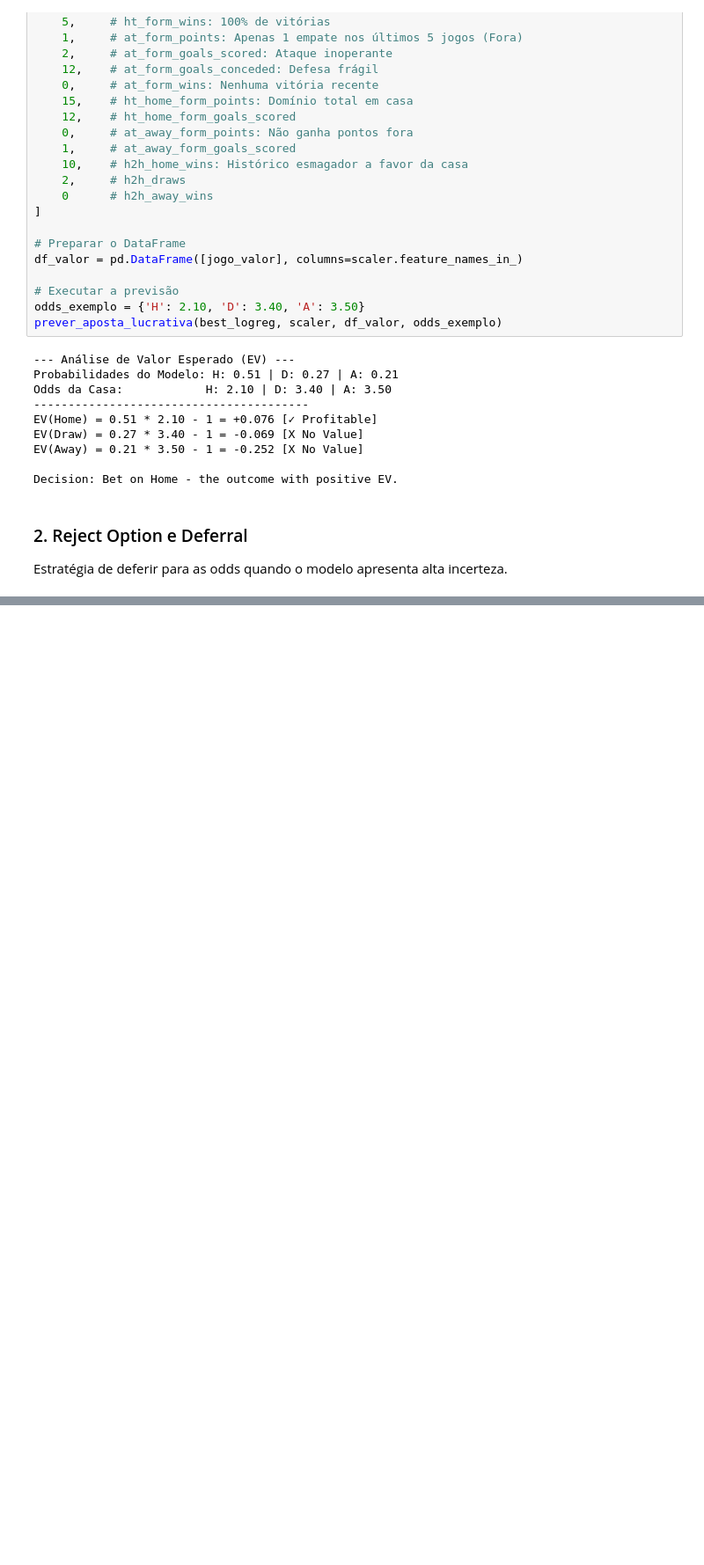
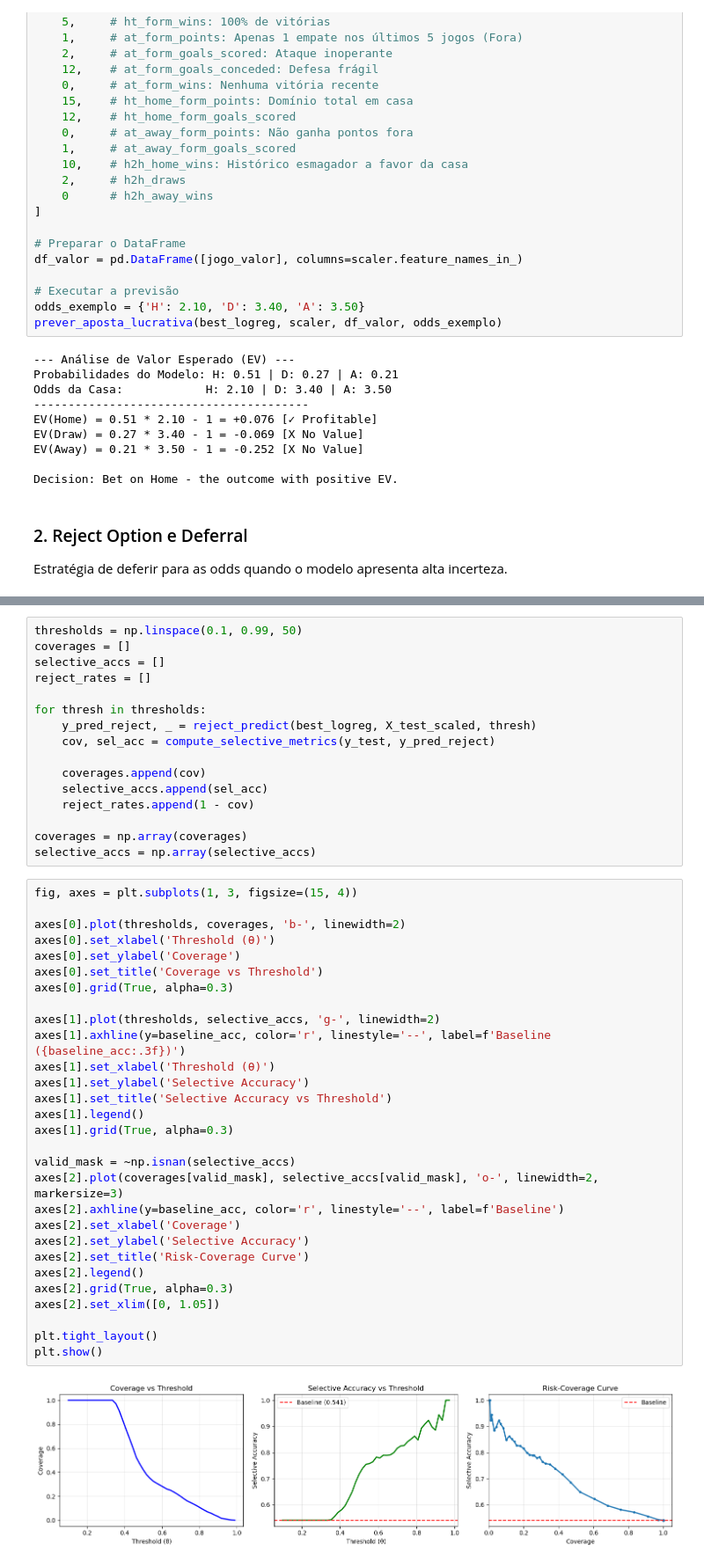
Before and after one commit to franciscamateusPt05/Modelo-Probab-listico-de-Previs-o-de-resultados-de-Futebol-liga-Portuguesa, a Jupyter notebook: projeto.ipynb, the cells around one changed output, grey strips where cells are left out. Shown at 88% size. Cells and saved outputs as stored; diff of their text form; blank space fills up the shorter version.

```diff
--- a/projeto.ipynb
+++ b/projeto.ipynb
@@ -1568,0 +1666,47 @@ Acurácia Final: 0.5273
+# %%
+thresholds = np.linspace(0.1, 0.99, 50)
+coverages = []
+selective_accs = []
+reject_rates = []
+
+for thresh in thresholds:
+    y_pred_reject, _ = reject_predict(best_logreg, X_test_scaled, thresh)
+    cov, sel_acc = compute_selective_metrics(y_test, y_pred_reject)
+
+    coverages.append(cov)
+    selective_accs.append(sel_acc)
+    reject_rates.append(1 - cov)
+
+coverages = np.array(coverages)
+selective_accs = np.array(selective_accs)
+# %%
+fig, axes = plt.subplots(1, 3, figsize=(15, 4))
+
+axes[0].plot(thresholds, coverages, 'b-', linewidth=2)
+axes[0].set_xlabel('Threshold (θ)')
+axes[0].set_ylabel('Coverage')
+axes[0].set_title('Coverage vs Threshold')
+axes[0].grid(True, alpha=0.3)
+
+axes[1].plot(thresholds, selective_accs, 'g-', linewidth=2)
+axes[1].axhline(y=baseline_acc, color='r', linestyle='--', label=f'Baseline ({baseline_acc:.3f})')
+axes[1].set_xlabel('Threshold (θ)')
+axes[1].set_ylabel('Selective Accuracy')
+axes[1].set_title('Selective Accuracy vs Threshold')
+axes[1].legend()
+axes[1].grid(True, alpha=0.3)
+
+valid_mask = ~np.isnan(selective_accs)
+axes[2].plot(coverages[valid_mask], selective_accs[valid_mask], 'o-', linewidth=2, markersize=3)
+axes[2].axhline(y=baseline_acc, color='r', linestyle='--', label=f'Baseline')
+axes[2].set_xlabel('Coverage')
+axes[2].set_ylabel('Selective Accuracy')
+axes[2].set_title('Risk-Coverage Curve')
+axes[2].legend()
+axes[2].grid(True, alpha=0.3)
+axes[2].set_xlim([0, 1.05])
+
+plt.tight_layout()
+plt.show()
+# %% [output]
+[figure, added]
```
Also changed, not shown: parts of 10 cells of this notebook, 1 other file.
